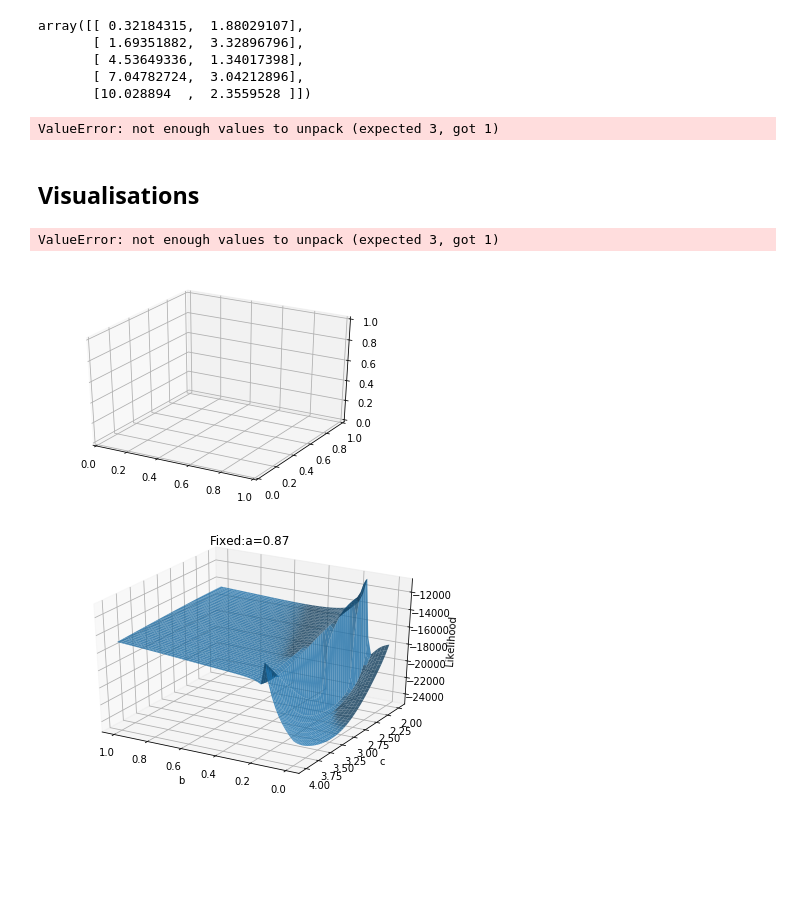
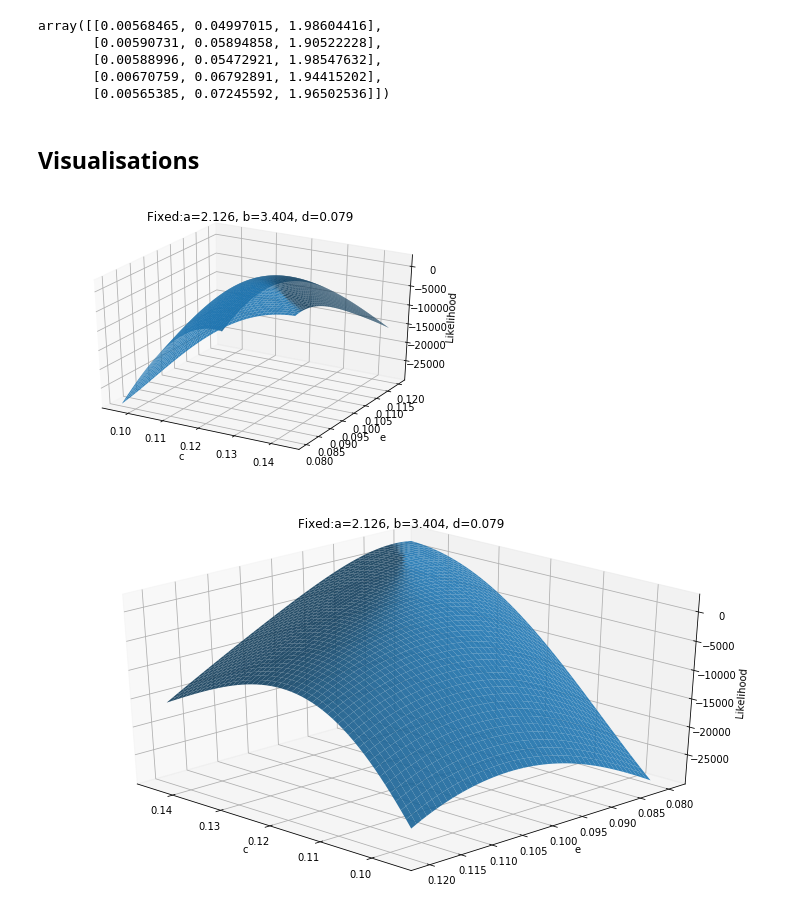
Before and after one commit to MaksymPetyak/emupints, a Jupyter notebook: studies/ModelVisualization.ipynb, the cells around one changed output. Cells and saved outputs as stored; diff of their text form; code cells hidden in the pictures; blank space fills up the shorter version.

Commit message:
Update to notebooks and new notebook for simple visualisations

```diff
--- a/studies/ModelVisualization.ipynb
+++ b/studies/ModelVisualization.ipynb
@@ -14,47 +14,41 @@ import numpy as np
 import string
 # %%
 # Load problem from predefined ones
-model = emupints.Problems.SIRModel
+model = emupints.Problems.GoodwinOscillatorModel
 problem = emupints.Problems.load_problem(model)
 
 problem['values'][:5]
 # %% [output]
-array([[ 0.32184315,  1.88029107],
-       [ 1.69351882,  3.32896796],
-       [ 4.53649336,  1.34017398],
-       [ 7.04782724,  3.04212896],
-       [10.028894  ,  2.3559528 ]])
+array([[0.00568465, 0.04997015, 1.98604416],
+       [0.00590731, 0.05894858, 1.90522228],
+       [0.00588996, 0.05472921, 1.98547632],
+       [0.00670759, 0.06792891, 1.94415202],
+       [0.00565385, 0.07245592, 1.96502536]])
 # %%
 # take required variables for visualisation
 n_parameters = problem['n_parameters']
 log_likelihood = problem['log_likelihood']
 bounds = problem['bounds']
 index_to_param_name = problem['param_names']
-# %%
-log_likelihood = pints.UnknownNoiseLogLikelihood(problem['problem'])
-# %%
-help(log_likelihood([0.15, 3, 2]))
-# %% [output]
-ValueError: not enough values to unpack (expected 3, got 1)
 # %% [markdown]
 ## Visualisations
 # %%
 fig, ax = emuplt.plot_surface_fixed_param(
     log_likelihood,
     bounds,
-#    fixed=[(0, 0.10)],
+    #fixed=[(0, 0.01), (1, 10), (3, 0.125)],
     contour=False,
     index_to_param_name=index_to_param_name,
-    precision=2,
+    precision=3,
 )
 # %% [output]
-ValueError: not enough values to unpack (expected 3, got 1)
-[figure, old version]
+[figure, new version]
 # %%
-ax.view_init(30, 45 + 75)
+ax.view_init(30, 45 + 90 * 1)
+fig.set_size_inches(10.5, 6)
 fig
 # %% [output]
-[figure, old version]
+[figure, new version]
 # %%
 fixed_parameters = emutils.fix_parameters(bounds)
 # %%
```
Also changed, not shown: parts of 3 cells of this notebook.
